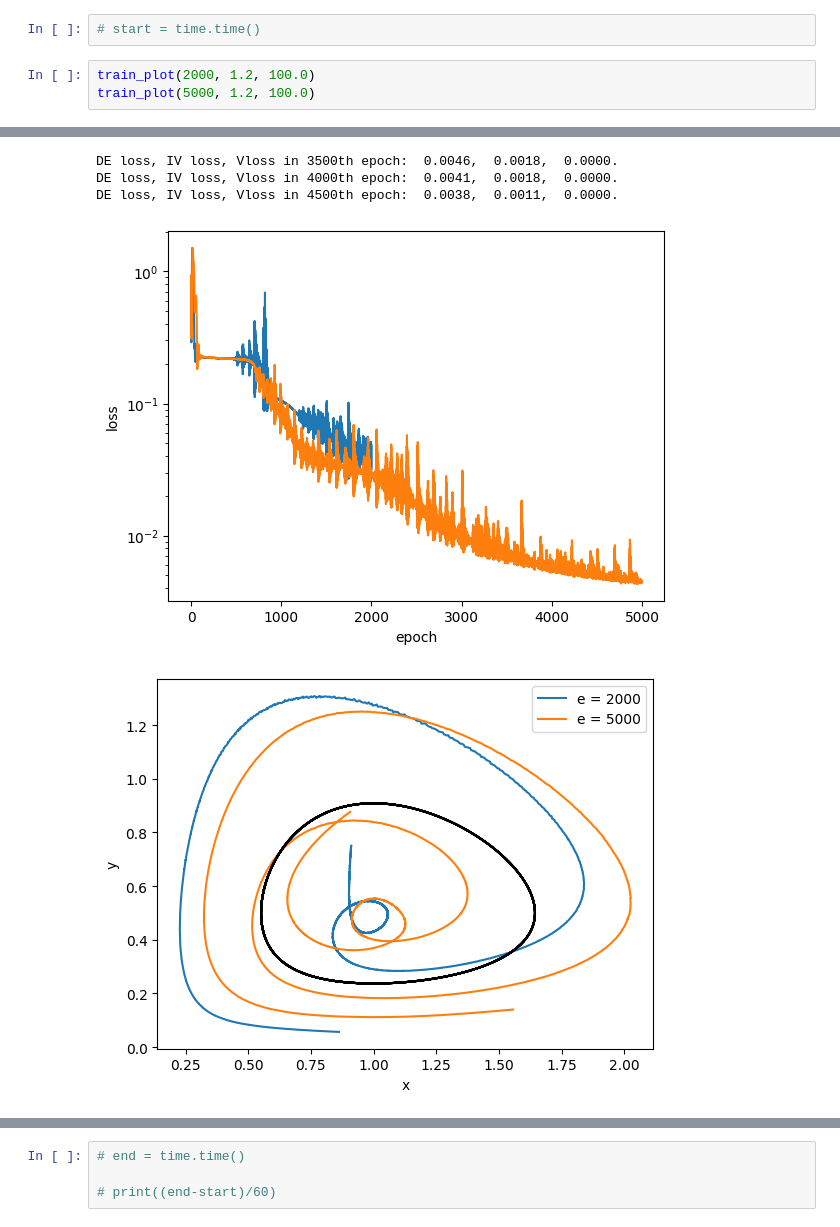
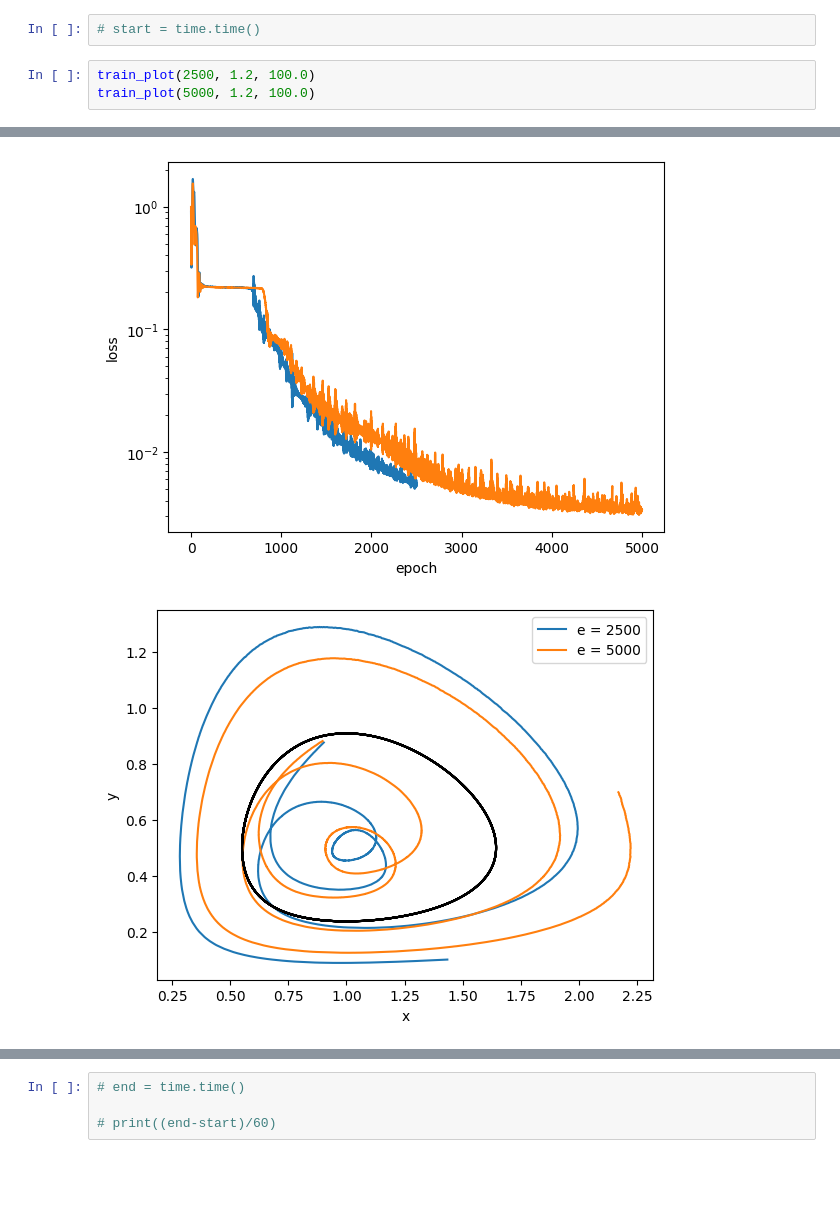
Before and after one commit to WasiimMK/lvpinn, a Jupyter notebook: experiments/hamiltonian_full_T.ipynb, the cells around one changed output, grey strips where cells are left out. Cells and saved outputs as stored; diff of their text form; blank space fills up the shorter version.

```diff
--- a/experiments/hamiltonian_full_T.ipynb
+++ b/experiments/hamiltonian_full_T.ipynb
@@ -330,6 +334,6 @@ def calc_err(t_preds, x_preds, y_preds) :
 # %%
 # start = time.time()
 # %%
-train_plot(2000, 1.2, 100.0)
+train_plot(2500, 1.2, 100.0)
 train_plot(5000, 1.2, 100.0)
 # %% [output]
@@ -349,5 +355,2 @@ DE loss, IV loss, Vloss in 3000th epoch:  0.0052,  0.0060,  0.0000.
-DE loss, IV loss, Vloss in 3500th epoch:  0.0046,  0.0018,  0.0000.
-DE loss, IV loss, Vloss in 4000th epoch:  0.0041,  0.0018,  0.0000.
-DE loss, IV loss, Vloss in 4500th epoch:  0.0038,  0.0011,  0.0000.
-[figure, old version]
+[figure, new version]
-[figure, old version]
+[figure, new version]
```
Also changed, not shown: parts of 4 cells of this notebook.
